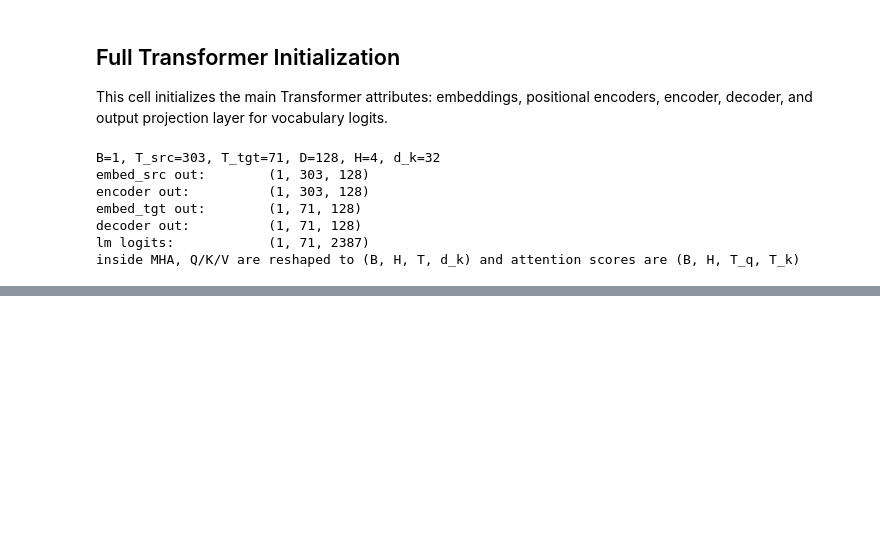
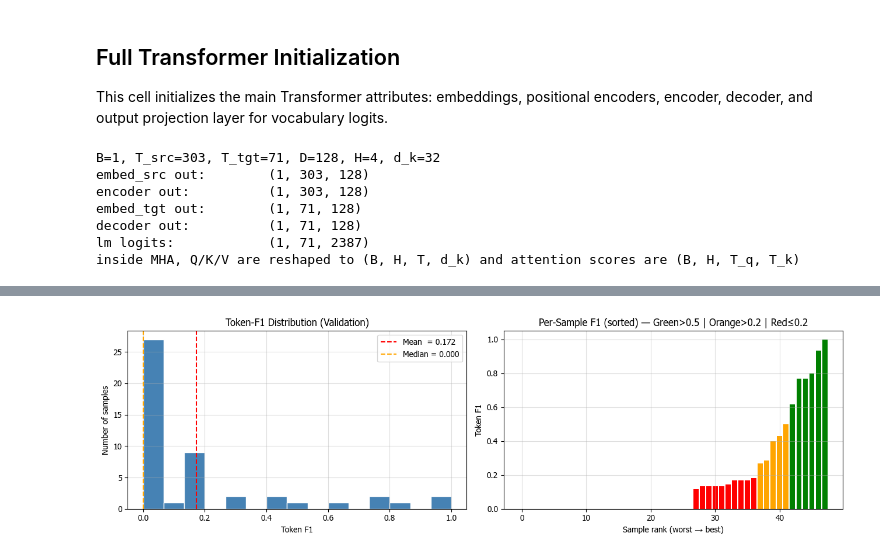
Before and after one commit to Raed108/NLP-Project, a Jupyter notebook: ms2.ipynb, the cells around one changed output, grey strips where cells are left out. Drawn from its saved outputs; the diff is of its cells as text; code cells hidden in the pictures; blank space fills up the shorter version.

```diff
--- a/ms2.ipynb
+++ b/ms2.ipynb
@@ -1596,0 +2799,75 @@ best_val_loss: 5.6398
+# %%
+# ── F1 Score Distribution across all validation samples ─────────────────────
+
+@torch.no_grad()
+def collect_all_f1(model, dataset_split, data_list):
+    model.eval()
+    f1_scores = []
+    pred_texts = []
+    ref_texts  = []
+
+    for i in range(len(dataset_split)):
+        q_ids, c_ids, a_ids = dataset_split[i]
+        out_ids   = dual_greedy_decode(model, q_ids.long(), c_ids.long())
+        pred_text = decode_answer(out_ids)
+        ref_text  = decode_answer([SOS_IDX] + a_ids.tolist() + [EOS_IDX])
+        f1        = token_f1(pred_text, ref_text)
+        f1_scores.append(f1)
+        pred_texts.append(pred_text)
+        ref_texts.append(ref_text)
+
+    return f1_scores, pred_texts, ref_texts
+
+all_f1, all_preds, all_refs = collect_all_f1(dual_model, dual_val_ds, data)
+
+# ── Distribution plot
+fig, axes = plt.subplots(1, 2, figsize=(13, 4))
+
+# Histogram
+axes[0].hist(all_f1, bins=15, color='steelblue', edgecolor='white')
+axes[0].axvline(np.mean(all_f1), color='red',    linestyle='--',
+                label=f'Mean  = {np.mean(all_f1):.3f}')
+axes[0].axvline(np.median(all_f1), color='orange', linestyle='--',
+                label=f'Median = {np.median(all_f1):.3f}')
+axes[0].set_title('Token-F1 Distribution (Validation)')
+axes[0].set_xlabel('Token F1')
+axes[0].set_ylabel('Number of samples')
+axes[0].legend()
+axes[0].grid(True, alpha=0.4)
+
+# Sorted F1 per sample (shows how many are good vs bad)
+sorted_f1 = sorted(all_f1)
+axes[1].bar(range(len(sorted_f1)), sorted_f1, color=[
+    'green' if f > 0.5 else 'orange' if f > 0.2 else 'red'
+    for f in sorted_f1
+])
+axes[1].set_title('Per-Sample F1 (sorted) — Green>0.5 | Orange>0.2 | Red≤0.2')
+axes[1].set_xlabel('Sample rank (worst → best)')
+axes[1].set_ylabel('Token F1')
+axes[1].grid(True, alpha=0.4)
+
+plt.tight_layout()
+plt.show()
+
+# ── Summary statistics
+buckets = {
+    'Perfect (F1 = 1.0)' : sum(1 for f in all_f1 if f == 1.0),
+    'Good    (F1 > 0.5)' : sum(1 for f in all_f1 if f > 0.5),
+    'Partial (F1 > 0.2)' : sum(1 for f in all_f1 if 0.2 < f <= 0.5),
+    'Poor    (F1 ≤ 0.2)' : sum(1 for f in all_f1 if f <= 0.2),
+    'Zero    (F1 = 0.0)' : sum(1 for f in all_f1 if f == 0.0),
+}
+
+n = len(all_f1)
+print(f"\nValidation set size : {n} samples")
+print(f"Mean  Token-F1      : {np.mean(all_f1):.4f}")
+print(f"Median Token-F1     : {np.median(all_f1):.4f}")
+print(f"Std   Token-F1      : {np.std(all_f1):.4f}")
+print(f"Max   Token-F1      : {max(all_f1):.4f}")
+print(f"Min   Token-F1      : {min(all_f1):.4f}")
+print()
+for label, count in buckets.items():
+    bar = '█' * count
+    print(f"  {label} : {count:>3}/{n}  {bar}")
+# %% [output]
+[figure, added]
```
Also changed, not shown: parts of 38 cells of this notebook.
